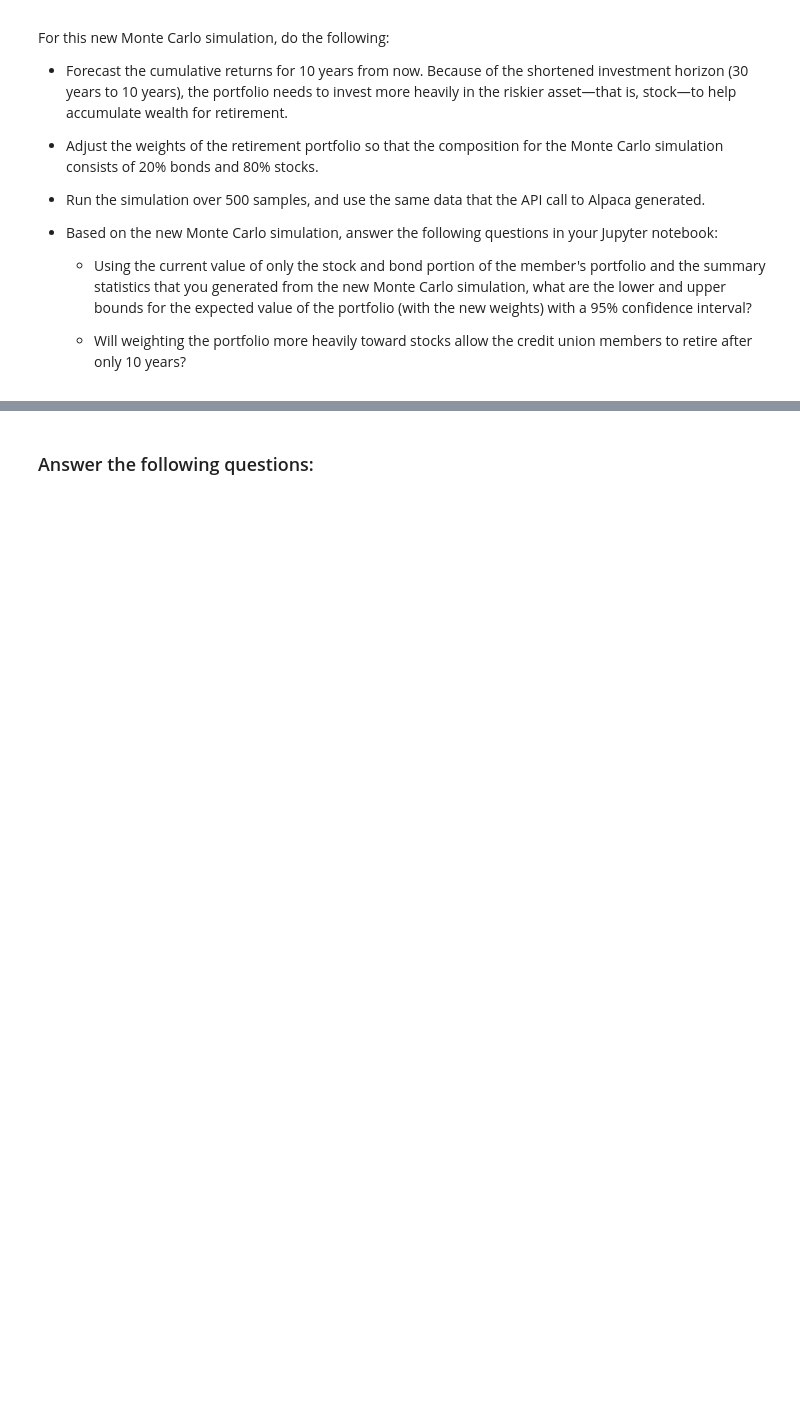
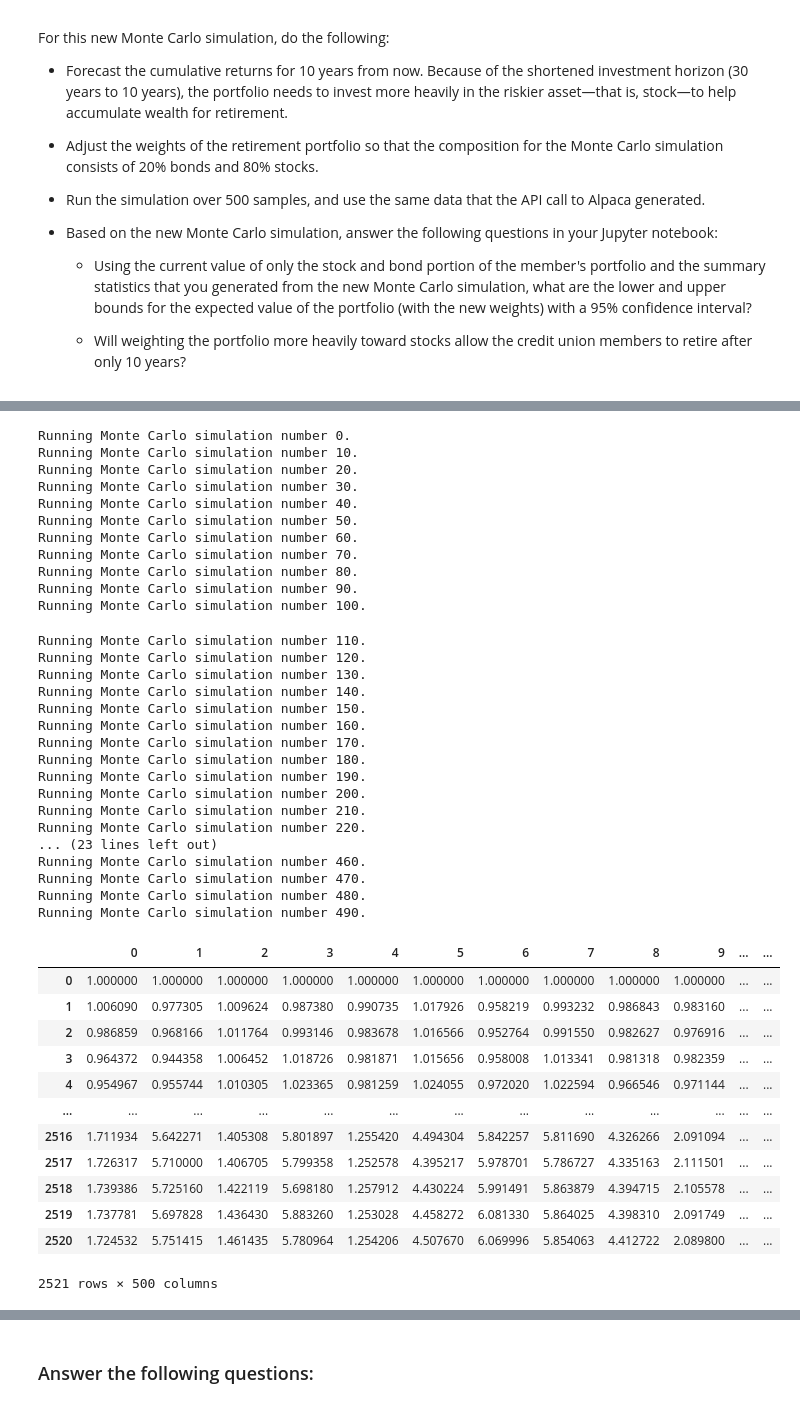
Before and after one commit to mmarovich/financial_planner, a Jupyter notebook: financial_planning_tools.ipynb, the cells around one changed output, grey strips where cells are left out. Drawn from its saved outputs; the diff is of its cells as text; code cells hidden in the pictures; blank space fills up the shorter version.

```diff
--- a/financial_planning_tools.ipynb
+++ b/financial_planning_tools.ipynb
@@ -627,6 +641,48 @@ For this new Monte Carlo simulation, do the following:
 # %%
 # Run the Monte Carlo simulation to forecast 10 years cumulative returns
-# YOUR CODE HERE
+MC_80_20.calc_cumulative_return()
+# %% [output]
+Running Monte Carlo simulation number 0.
+Running Monte Carlo simulation number 10.
+Running Monte Carlo simulation number 20.
+Running Monte Carlo simulation number 30.
+Running Monte Carlo simulation number 40.
+Running Monte Carlo simulation number 50.
+Running Monte Carlo simulation number 60.
+Running Monte Carlo simulation number 70.
+Running Monte Carlo simulation number 80.
+Running Monte Carlo simulation number 90.
+Running Monte Carlo simulation number 100.
+Running Monte Carlo simulation number 110.
+Running Monte Carlo simulation number 120.
+Running Monte Carlo simulation number 130.
+Running Monte Carlo simulation number 140.
+Running Monte Carlo simulation number 150.
+Running Monte Carlo simulation number 160.
+Running Monte Carlo simulation number 170.
+Running Monte Carlo simulation number 180.
+Running Monte Carlo simulation number 190.
+Running Monte Carlo simulation number 200.
+Running Monte Carlo simulation number 210.
+Running Monte Carlo simulation number 220.
+... (23 lines left out)
+Running Monte Carlo simulation number 460.
+Running Monte Carlo simulation number 470.
+Running Monte Carlo simulation number 480.
+Running Monte Carlo simulation number 490.
+|  | 0 | 1 | 2 | 3 | 4 | 5 | 6 | 7 | 8 | 9 | ... | ... |
+| 0 | 1.000000 | 1.000000 | 1.000000 | 1.000000 | 1.000000 | 1.000000 | 1.000000 | 1.000000 | 1.000000 | 1.000000 | ... | ... |
+| 1 | 1.006090 | 0.977305 | 1.009624 | 0.987380 | 0.990735 | 1.017926 | 0.958219 | 0.993232 | 0.986843 | 0.983160 | ... | ... |
+| 2 | 0.986859 | 0.968166 | 1.011764 | 0.993146 | 0.983678 | 1.016566 | 0.952764 | 0.991550 | 0.982627 | 0.976916 | ... | ... |
+| 3 | 0.964372 | 0.944358 | 1.006452 | 1.018726 | 0.981871 | 1.015656 | 0.958008 | 1.013341 | 0.981318 | 0.982359 | ... | ... |
+| 4 | 0.954967 | 0.955744 | 1.010305 | 1.023365 | 0.981259 | 1.024055 | 0.972020 | 1.022594 | 0.966546 | 0.971144 | ... | ... |
+| ... | ... | ... | ... | ... | ... | ... | ... | ... | ... | ... | ... | ... |
+| 2516 | 1.711934 | 5.642271 | 1.405308 | 5.801897 | 1.255420 | 4.494304 | 5.842257 | 5.811690 | 4.326266 | 2.091094 | ... | ... |
+| 2517 | 1.726317 | 5.710000 | 1.406705 | 5.799358 | 1.252578 | 4.395217 | 5.978701 | 5.786727 | 4.335163 | 2.111501 | ... | ... |
+| 2518 | 1.739386 | 5.725160 | 1.422119 | 5.698180 | 1.257912 | 4.430224 | 5.991491 | 5.863879 | 4.394715 | 2.105578 | ... | ... |
+| 2519 | 1.737781 | 5.697828 | 1.436430 | 5.883260 | 1.253028 | 4.458272 | 6.081330 | 5.864025 | 4.398310 | 2.091749 | ... | ... |
+| 2520 | 1.724532 | 5.751415 | 1.461435 | 5.780964 | 1.254206 | 4.507670 | 6.069996 | 5.854063 | 4.412722 | 2.089800 | ... | ... |
+2521 rows × 500 columns
 # %%
 # Visualize the 10-year Monte Carlo simulation by creating an
 # overlay line plot
```
Also changed, not shown: parts of 24 cells of this notebook.
